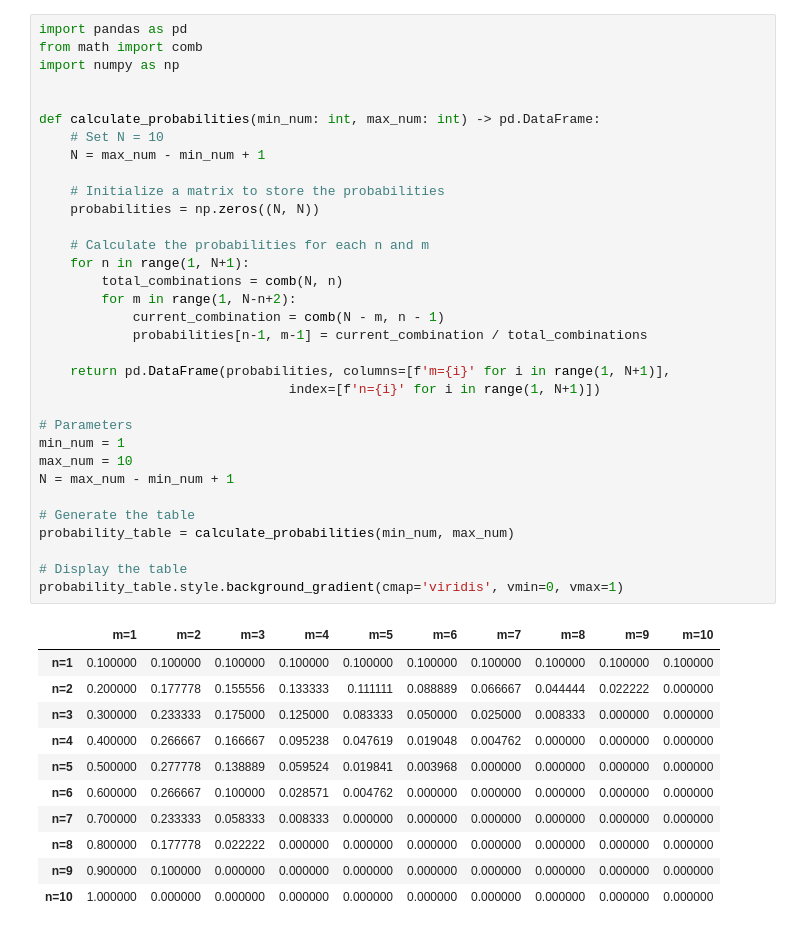
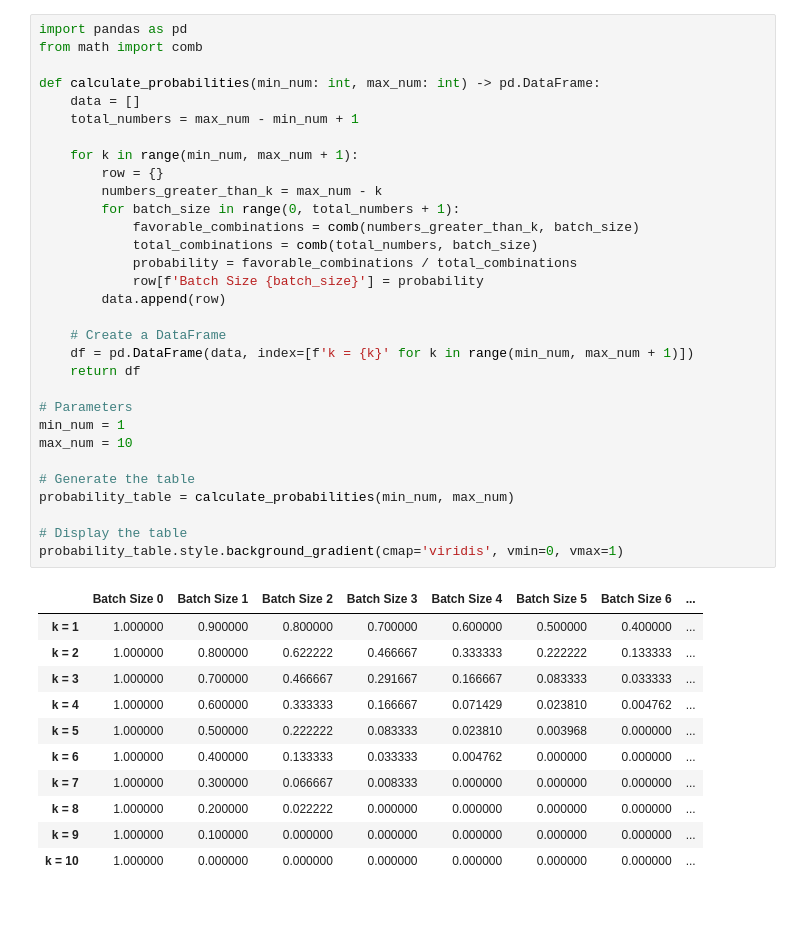
Before and after one commit to steinybot/unirangen, a Jupyter notebook: 3 - Probabilities.ipynb, the cells around one changed output. Cells and saved outputs as stored; diff of their text form.

```diff
--- a/3 - Probabilities.ipynb
+++ b/3 - Probabilities.ipynb
@@ -16,46 +5,44 @@ The binomial coefficient $ \binom{N - m}{n - 1} $ represents the number of ways
 # %%
 import pandas as pd
 from math import comb
-import numpy as np
-
 
 def calculate_probabilities(min_num: int, max_num: int) -> pd.DataFrame:
-    # Set N = 10
-    N = max_num - min_num + 1
+    data = []
+    total_numbers = max_num - min_num + 1
 
-    # Initialize a matrix to store the probabilities
-    probabilities = np.zeros((N, N))
+    for k in range(min_num, max_num + 1):
+        row = {}
+        numbers_greater_than_k = max_num - k
+        for batch_size in range(0, total_numbers + 1):
+            favorable_combinations = comb(numbers_greater_than_k, batch_size)
+            total_combinations = comb(total_numbers, batch_size)
+            probability = favorable_combinations / total_combinations
+            row[f'Batch Size {batch_size}'] = probability
+        data.append(row)
 
-    # Calculate the probabilities for each n and m
-    for n in range(1, N+1):
-        total_combinations = comb(N, n)
-        for m in range(1, N-n+2):
-            current_combination = comb(N - m, n - 1)
-            probabilities[n-1, m-1] = current_combination / total_combinations
-
-    return pd.DataFrame(probabilities, columns=[f'm={i}' for i in range(1, N+1)],
-                                index=[f'n={i}' for i in range(1, N+1)])
+    # Create a DataFrame
+    df = pd.DataFrame(data, index=[f'k = {k}' for k in range(min_num, max_num + 1)])
+    return df
 
 # Parameters
 min_num = 1
 max_num = 10
-N = max_num - min_num + 1
 
 # Generate the table
 probability_table = calculate_probabilities(min_num, max_num)
 
 # Display the table
 probability_table.style.background_gradient(cmap='viridis', vmin=0, vmax=1)
 # %% [output]
-|  | m=1 | m=2 | m=3 | m=4 | m=5 | m=6 | m=7 | m=8 | m=9 | m=10 |
-| n=1 | 0.100000 | 0.100000 | 0.100000 | 0.100000 | 0.100000 | 0.100000 | 0.100000 | 0.100000 | 0.100000 | 0.100000 |
-| n=2 | 0.200000 | 0.177778 | 0.155556 | 0.133333 | 0.111111 | 0.088889 | 0.066667 | 0.044444 | 0.022222 | 0.000000 |
-| n=3 | 0.300000 | 0.233333 | 0.175000 | 0.125000 | 0.083333 | 0.050000 | 0.025000 | 0.008333 | 0.000000 | 0.000000 |
-| n=4 | 0.400000 | 0.266667 | 0.166667 | 0.095238 | 0.047619 | 0.019048 | 0.004762 | 0.000000 | 0.000000 | 0.000000 |
-| n=5 | 0.500000 | 0.277778 | 0.138889 | 0.059524 | 0.019841 | 0.003968 | 0.000000 | 0.000000 | 0.000000 | 0.000000 |
-| n=6 | 0.600000 | 0.266667 | 0.100000 | 0.028571 | 0.004762 | 0.000000 | 0.000000 | 0.000000 | 0.000000 | 0.000000 |
-| n=7 | 0.700000 | 0.233333 | 0.058333 | 0.008333 | 0.000000 | 0.000000 | 0.000000 | 0.000000 | 0.000000 | 0.000000 |
-| n=8 | 0.800000 | 0.177778 | 0.022222 | 0.000000 | 0.000000 | 0.000000 | 0.000000 | 0.000000 | 0.000000 | 0.000000 |
-| n=9 | 0.900000 | 0.100000 | 0.000000 | 0.000000 | 0.000000 | 0.000000 | 0.000000 | 0.000000 | 0.000000 | 0.000000 |
-| n=10 | 1.000000 | 0.000000 | 0.000000 | 0.000000 | 0.000000 | 0.000000 | 0.000000 | 0.000000 | 0.000000 | 0.000000 |
+|  | Batch Size 0 | Batch Size 1 | Batch Size 2 | Batch Size 3 | Batch Size 4 | Batch Size 5 | Batch Size 6 | ... |
+| k = 1 | 1.000000 | 0.900000 | 0.800000 | 0.700000 | 0.600000 | 0.500000 | 0.400000 | ... |
+| k = 2 | 1.000000 | 0.800000 | 0.622222 | 0.466667 | 0.333333 | 0.222222 | 0.133333 | ... |
+| k = 3 | 1.000000 | 0.700000 | 0.466667 | 0.291667 | 0.166667 | 0.083333 | 0.033333 | ... |
+| k = 4 | 1.000000 | 0.600000 | 0.333333 | 0.166667 | 0.071429 | 0.023810 | 0.004762 | ... |
+| k = 5 | 1.000000 | 0.500000 | 0.222222 | 0.083333 | 0.023810 | 0.003968 | 0.000000 | ... |
+| k = 6 | 1.000000 | 0.400000 | 0.133333 | 0.033333 | 0.004762 | 0.000000 | 0.000000 | ... |
+| k = 7 | 1.000000 | 0.300000 | 0.066667 | 0.008333 | 0.000000 | 0.000000 | 0.000000 | ... |
+| k = 8 | 1.000000 | 0.200000 | 0.022222 | 0.000000 | 0.000000 | 0.000000 | 0.000000 | ... |
+| k = 9 | 1.000000 | 0.100000 | 0.000000 | 0.000000 | 0.000000 | 0.000000 | 0.000000 | ... |
+| k = 10 | 1.000000 | 0.000000 | 0.000000 | 0.000000 | 0.000000 | 0.000000 | 0.000000 | ... |
 # %%
```
Also changed, not shown: parts of 3 cells of this notebook, 2 other files.
